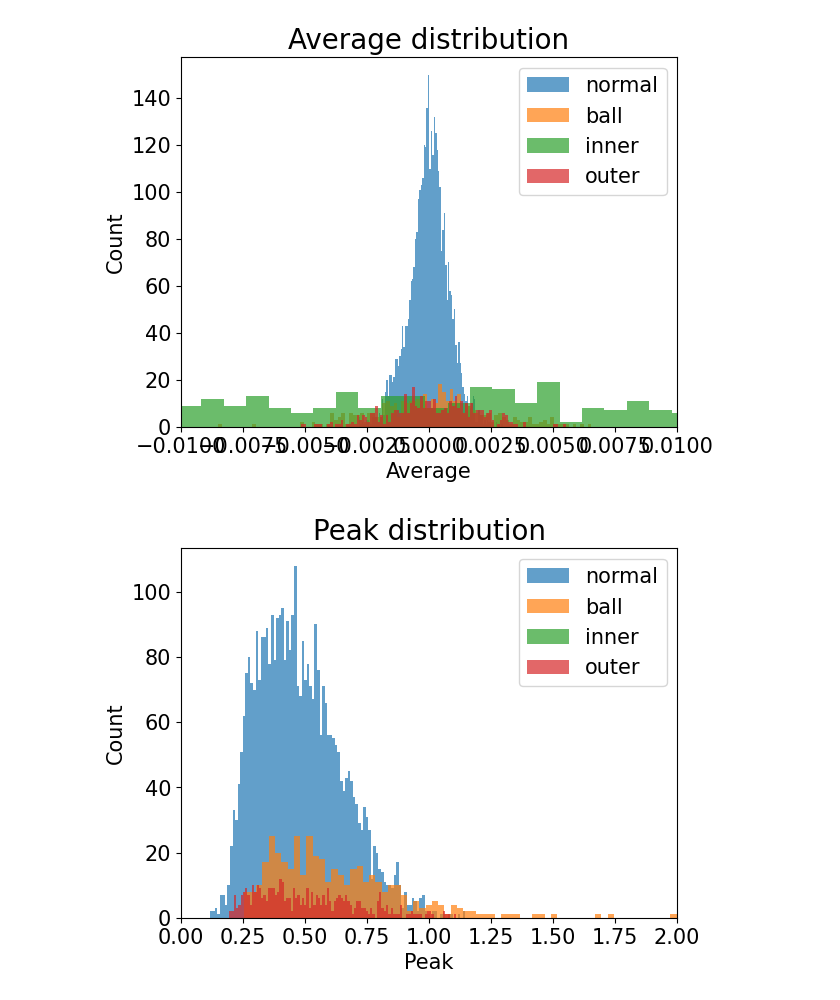
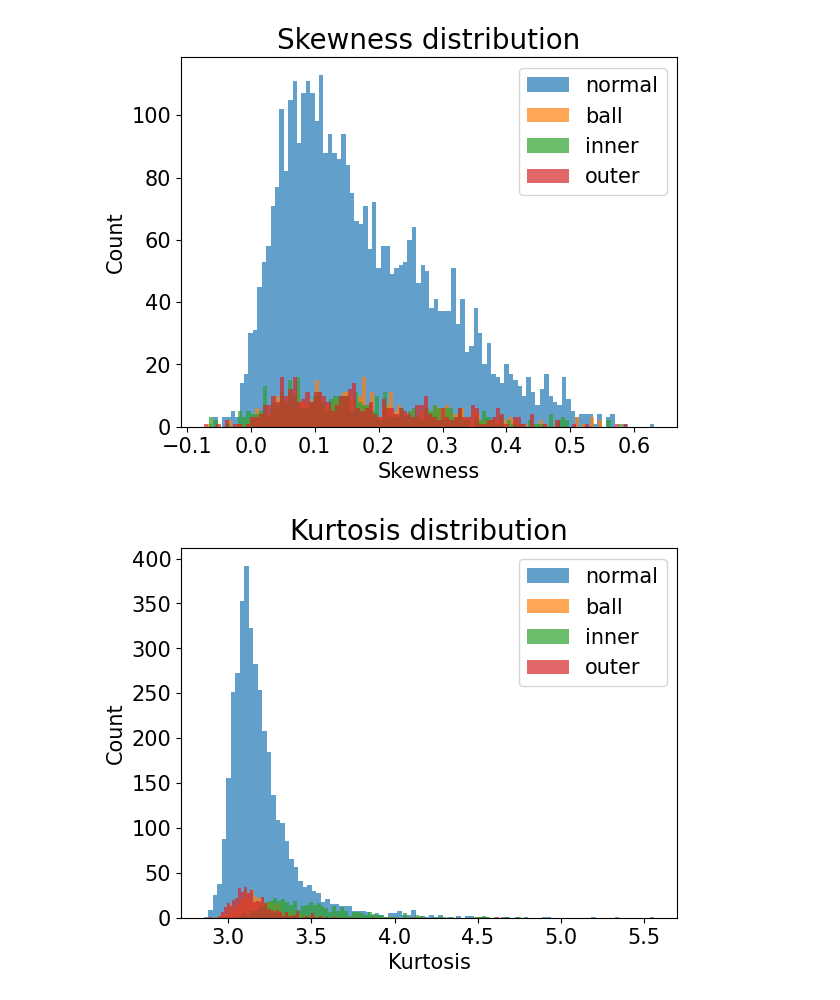
Before and after one commit to Kseorang1218/Deep-Learning-Study, a Jupyter notebook: KSNVE-Challenge/EDA/data_handling.ipynb, the cells around one changed output. Drawn from its saved outputs; the diff is of its cells as text; code cells hidden in the pictures.

Commit message:
🚧 plot skew, kurt

```diff
--- a/KSNVE-Challenge/EDA/data_handling.ipynb
+++ b/KSNVE-Challenge/EDA/data_handling.ipynb
@@ -103,33 +103,42 @@ TDF_df['rms'] = []
 TDF_df['peak'] = []
 TDF_df['pk2pk'] = []
 TDF_df['crest_factor'] = []
-# TDF_df['shape_factor'] = []
-# TDF_df['skewness'] = []
-# TDF_df['kurtosis'] = []
+TDF_df['shape_factor'] = []
+TDF_df['skewness'] = []
+TDF_df['kurtosis'] = []
 
 for idx, row in train_df.iterrows():
+    TDF_df['average'].append(average(row['xdata']))
     TDF_df['rms'].append(rms(row['xdata']))
     TDF_df['peak'].append(peak(row['xdata']))
     TDF_df['pk2pk'].append(peak_to_peak(row['xdata']))
     TDF_df['crest_factor'].append(crest_factor(row['xdata']))
-    TDF_df['average'].append(average(row['xdata']))
+    TDF_df['shape_factor'].append(shape_factor(row['xdata']))
+    TDF_df['skewness'].append(skewness(row['xdata']))
+    TDF_df['kurtosis'].append(kurtsis(row['xdata']))
     TDF_df['fault_type'].append(row['fault_type'])
 
 for idx, row in eval_df.iterrows():
+    TDF_df['average'].append(average(row['xdata']))
     TDF_df['rms'].append(rms(row['xdata']))
     TDF_df['peak'].append(peak(row['xdata']))
     TDF_df['pk2pk'].append(peak_to_peak(row['xdata']))
     TDF_df['crest_factor'].append(crest_factor(row['xdata']))
-    TDF_df['average'].append(average(row['xdata']))
+    TDF_df['shape_factor'].append(shape_factor(row['xdata']))
+    TDF_df['skewness'].append(skewness(row['xdata']))
+    TDF_df['kurtosis'].append(kurtsis(row['xdata']))
     TDF_df['fault_type'].append(row['fault_type'])
 
 TDF_df = pd.DataFrame(TDF_df)
 # %%
-draw_hist(TDF_df, 'average', 'Average distribution', 'Average', 'Count',(-0.01,0.01))
-draw_hist(TDF_df, 'peak', 'Peak distribution', 'Peak', 'Count', (0,2))
-draw_hist(TDF_df, 'pk2pk', 'Peak-to-peak distribution', 'Peak-to-peak', 'Count', (0,2))
-draw_hist(TDF_df, 'rms', 'RMS distribution', 'RMS', 'Count', (0, 0.5))
-draw_hist(TDF_df, 'crest_factor', 'Crest factor distribution', 'Crest factor', 'Count')
+# draw_hist(TDF_df, 'average', 'Average distribution', 'Average', 'Count',(-0.01,0.01))
+# draw_hist(TDF_df, 'peak', 'Peak distribution', 'Peak', 'Count', (0,2))
+# draw_hist(TDF_df, 'pk2pk', 'Peak-to-peak distribution', 'Peak-to-peak', 'Count', (0,2))
+# draw_hist(TDF_df, 'rms', 'RMS distribution', 'RMS', 'Count', (0, 0.5))
+# draw_hist(TDF_df, 'crest_factor', 'Crest factor distribution', 'Crest factor', 'Count')
+# draw_hist(TDF_df, 'shape_factor', 'Shape factor distribution', 'Shape factor', 'Count')
+draw_hist(TDF_df, 'skewness', 'Skewness distribution', 'Skewness', 'Count')
+draw_hist(TDF_df, 'kurtosis', 'Kurtosis distribution', 'Kurtosis', 'Count')
 # %% [output]
-[figure, old version]
+[figure, new version]
-[figure, old version]
+[figure, new version]
```
Also changed, not shown: parts of 4 cells of this notebook, 1 other file.
